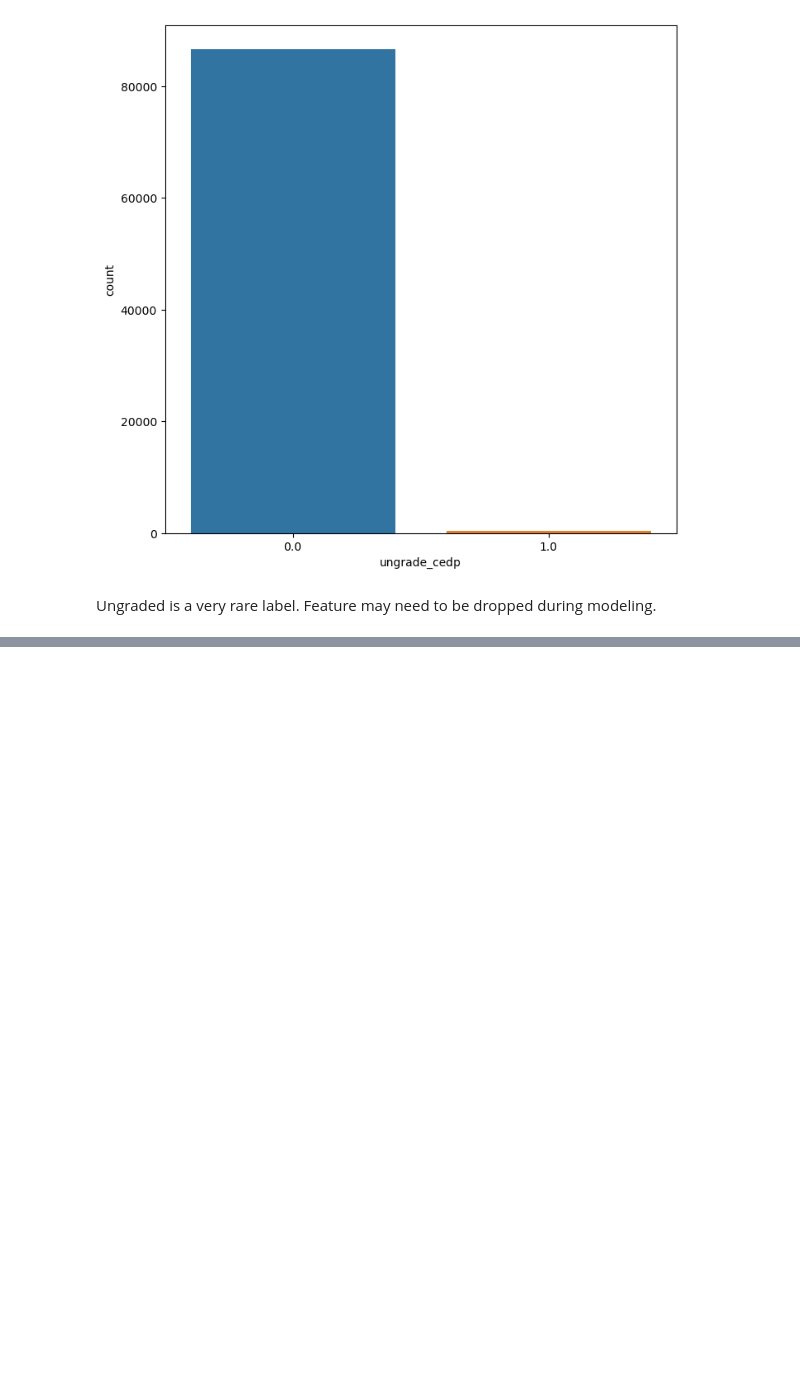
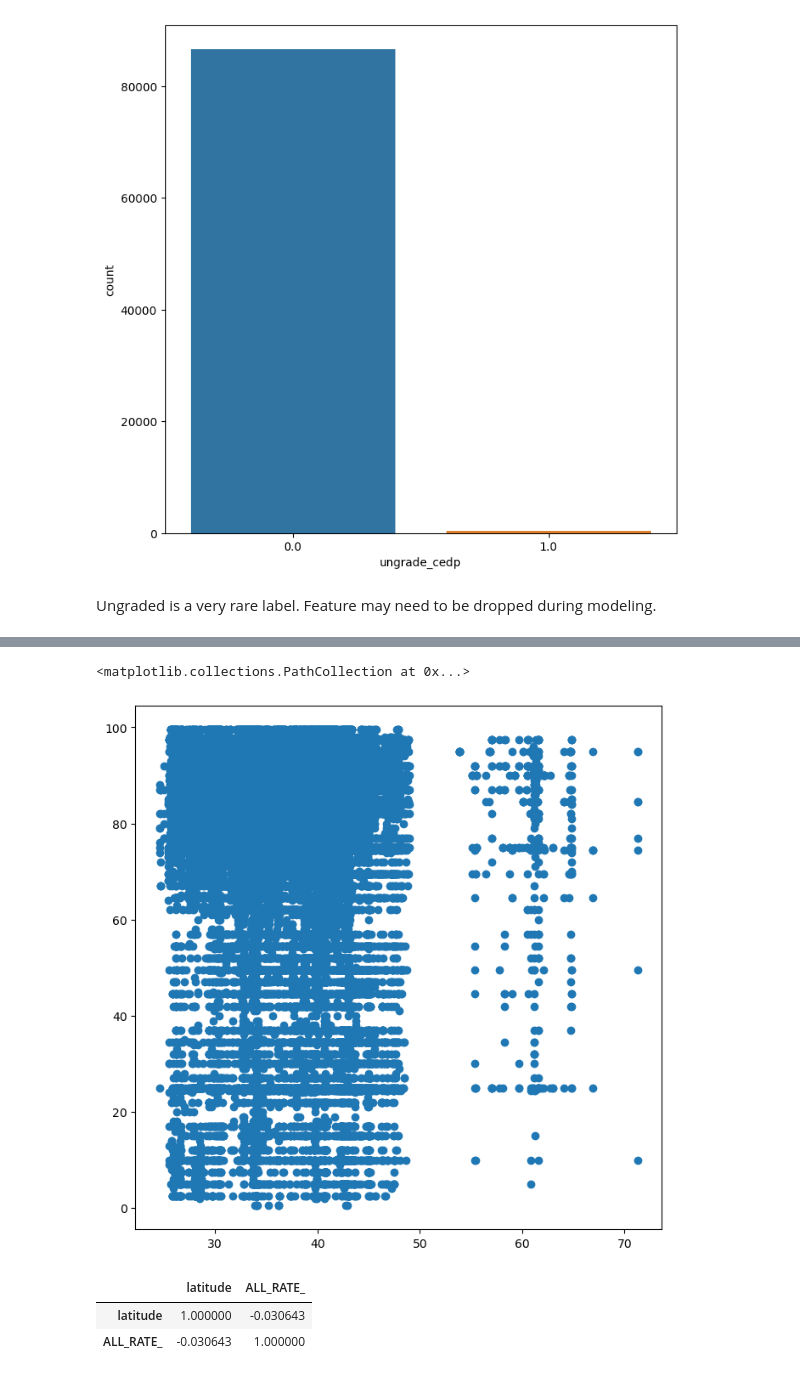
Before and after one commit to georgetown-analytics/student-outcomes, a Jupyter notebook: notebooks/eda.ipynb, the cells around one changed output, grey strips where cells are left out. Cells and saved outputs as stored; diff of their text form; code cells hidden in the pictures; blank space fills up the shorter version.

```diff
--- a/notebooks/eda.ipynb
+++ b/notebooks/eda.ipynb
@@ -186,0 +229,12 @@ df[['ALL_COHORT_','enrollment']].corr()
+# %%
+# Are the lattitude and the graduation rate related in any obvious way?
+plt.scatter(x=df['latitude'],y=df['ALL_RATE_'])
+# %% [output]
+<matplotlib.collections.PathCollection at 0x...>
+[figure, added]
+# %%
+df[['latitude','ALL_RATE_']].corr()
+# %% [output]
+|  | latitude | ALL_RATE_ |
+| latitude | 1.000000 | -0.030643 |
+| ALL_RATE_ | -0.030643 | 1.000000 |
```
Also changed, not shown: parts of 19 cells of this notebook.
